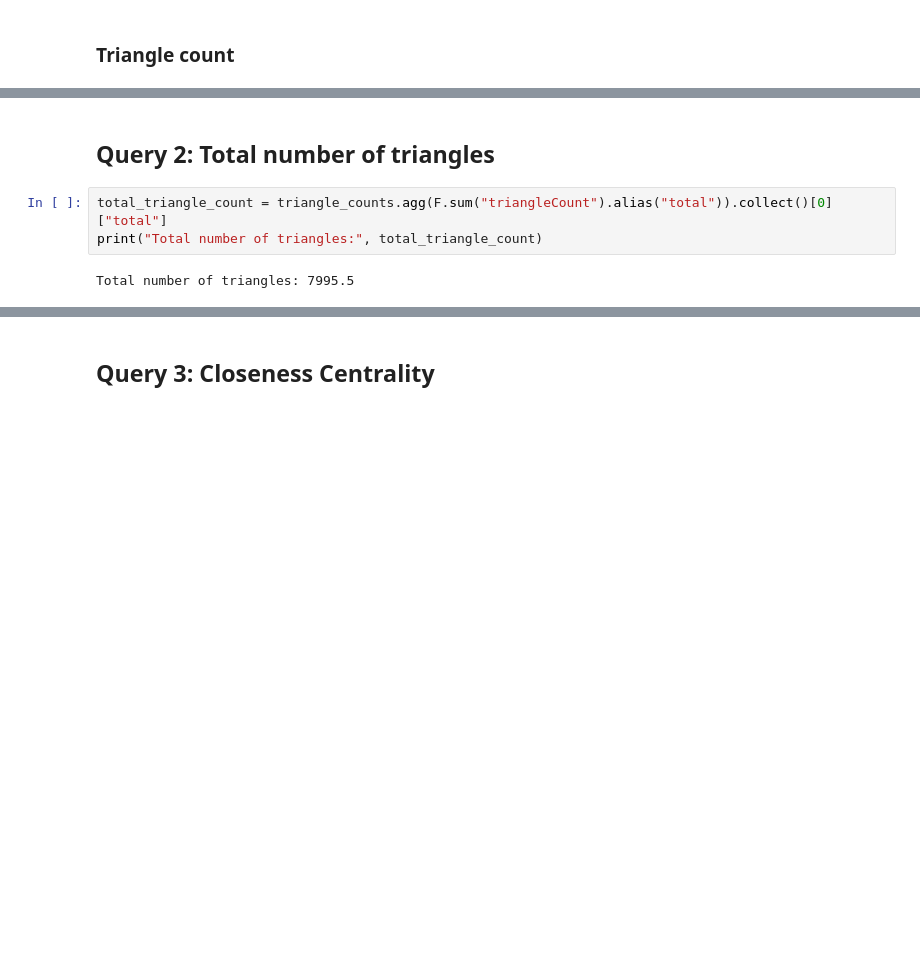
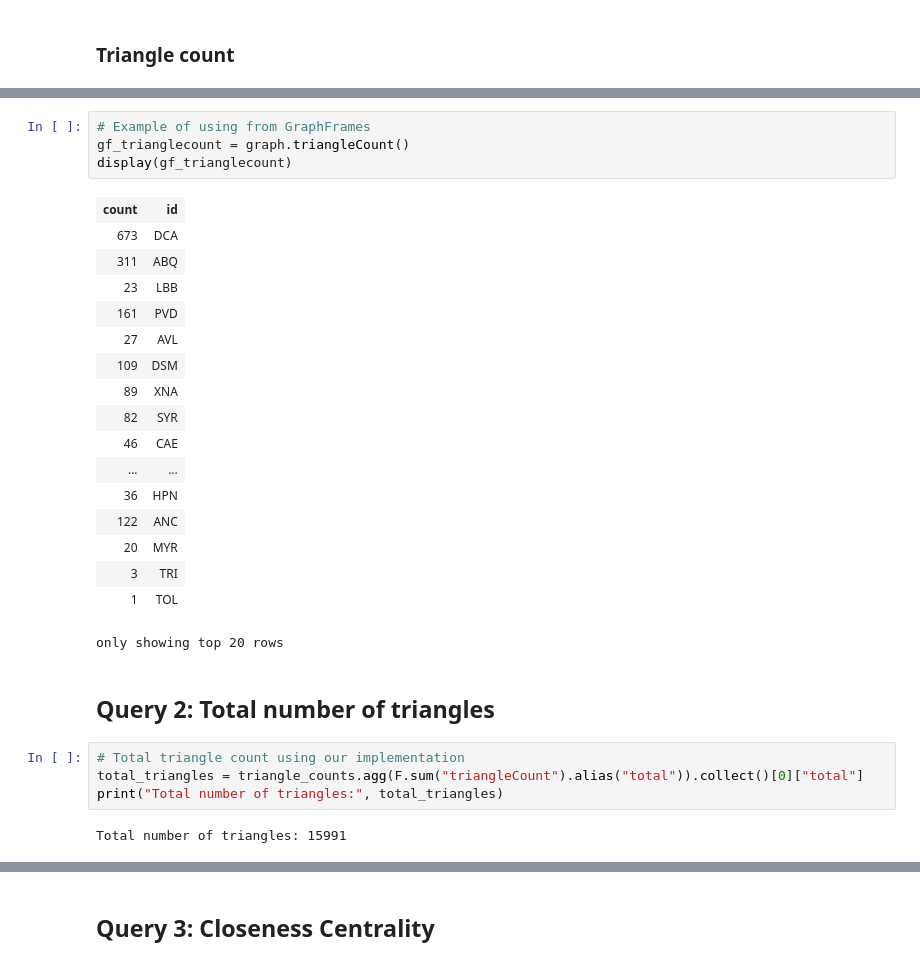
Before and after one commit to PhashaD/bdm-project-group12, a Jupyter notebook: projects/project3/project3.ipynb, the cells around one changed output, grey strips where cells are left out. Drawn from its saved outputs; the diff is of its cells as text; blank space fills up the shorter version.

```diff
--- a/projects/project3/project3.ipynb
+++ b/projects/project3/project3.ipynb
@@ -232,9 +244,32 @@ triangle_counts.show()
 +------+-------------+
 only showing top 20 rows
+# %%
+# Example of using from GraphFrames
+gf_trianglecount = graph.triangleCount()
+display(gf_trianglecount)
+# %% [output]
+| count | id |
+| 673 | DCA |
+| 311 | ABQ |
+| 23 | LBB |
+| 161 | PVD |
+| 27 | AVL |
+| 109 | DSM |
+| 89 | XNA |
+| 82 | SYR |
+| 46 | CAE |
+| ... | ... |
+| 36 | HPN |
+| 122 | ANC |
+| 20 | MYR |
+| 3 | TRI |
+| 1 | TOL |
+only showing top 20 rows
 # %% [markdown]
 ## Query 2: Total number of triangles
 # %%
-total_triangle_count = triangle_counts.agg(F.sum("triangleCount").alias("total")).collect()[0]["total"]
-print("Total number of triangles:", total_triangle_count)
+# Total triangle count using our implementation
+total_triangles = triangle_counts.agg(F.sum("triangleCount").alias("total")).collect()[0]["total"]
+print("Total number of triangles:", total_triangles)
 # %% [output]
-Total number of triangles: 7995.5
+Total number of triangles: 15991
```
Also changed, not shown: parts of 2 cells of this notebook, 1 other file.
